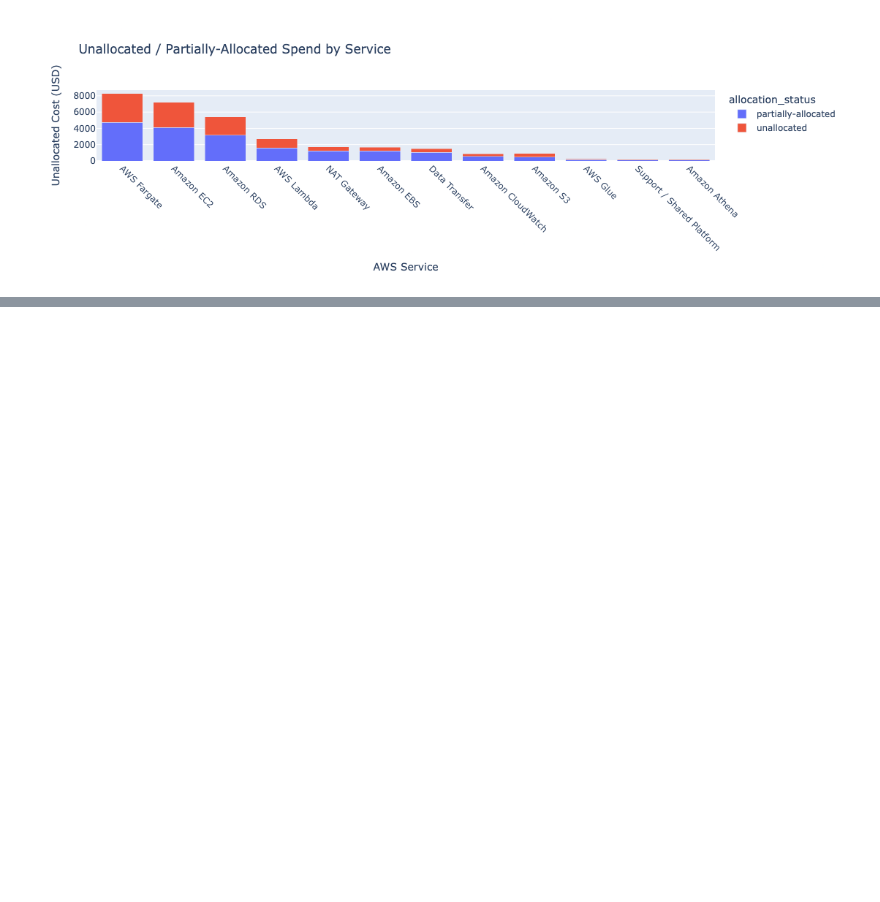
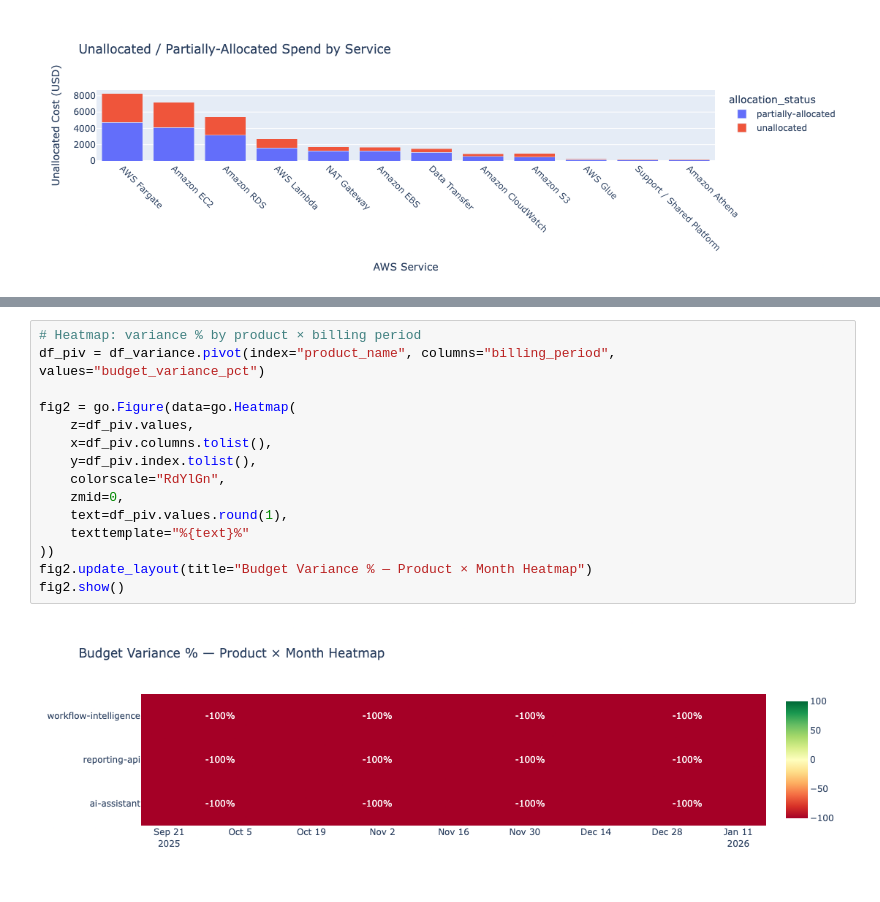
Before and after one commit to marvinmills/finops-dojo-lab, a Jupyter notebook: 01-aws-ai-saas-case/analysis/analysis2.ipynb, the cells around one changed output, grey strips where cells are left out. Drawn from its saved outputs; the diff is of its cells as text; blank space fills up the shorter version.

```diff
--- a/01-aws-ai-saas-case/analysis/analysis2.ipynb
+++ b/01-aws-ai-saas-case/analysis/analysis2.ipynb
@@ -1940,0 +2082,17 @@ fig.show()
+# %%
+# Heatmap: variance % by product × billing period
+df_piv = df_variance.pivot(index="product_name", columns="billing_period", values="budget_variance_pct")
+
+fig2 = go.Figure(data=go.Heatmap(
+    z=df_piv.values,
+    x=df_piv.columns.tolist(),
+    y=df_piv.index.tolist(),
+    colorscale="RdYlGn",
+    zmid=0,
+    text=df_piv.values.round(1),
+    texttemplate="%{text}%"
+))
+fig2.update_layout(title="Budget Variance % — Product × Month Heatmap")
+fig2.show()
+# %% [output]
+[figure, added]
```
Also changed, not shown: parts of 21 cells of this notebook.
